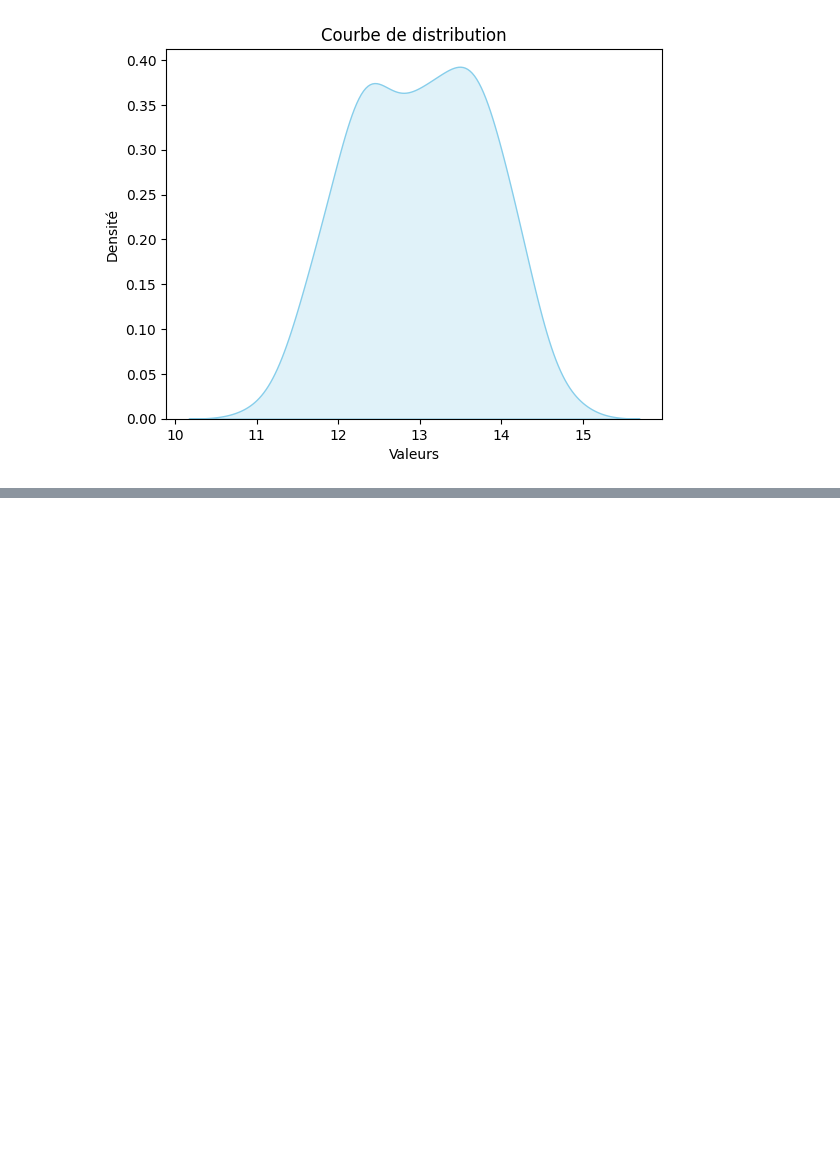
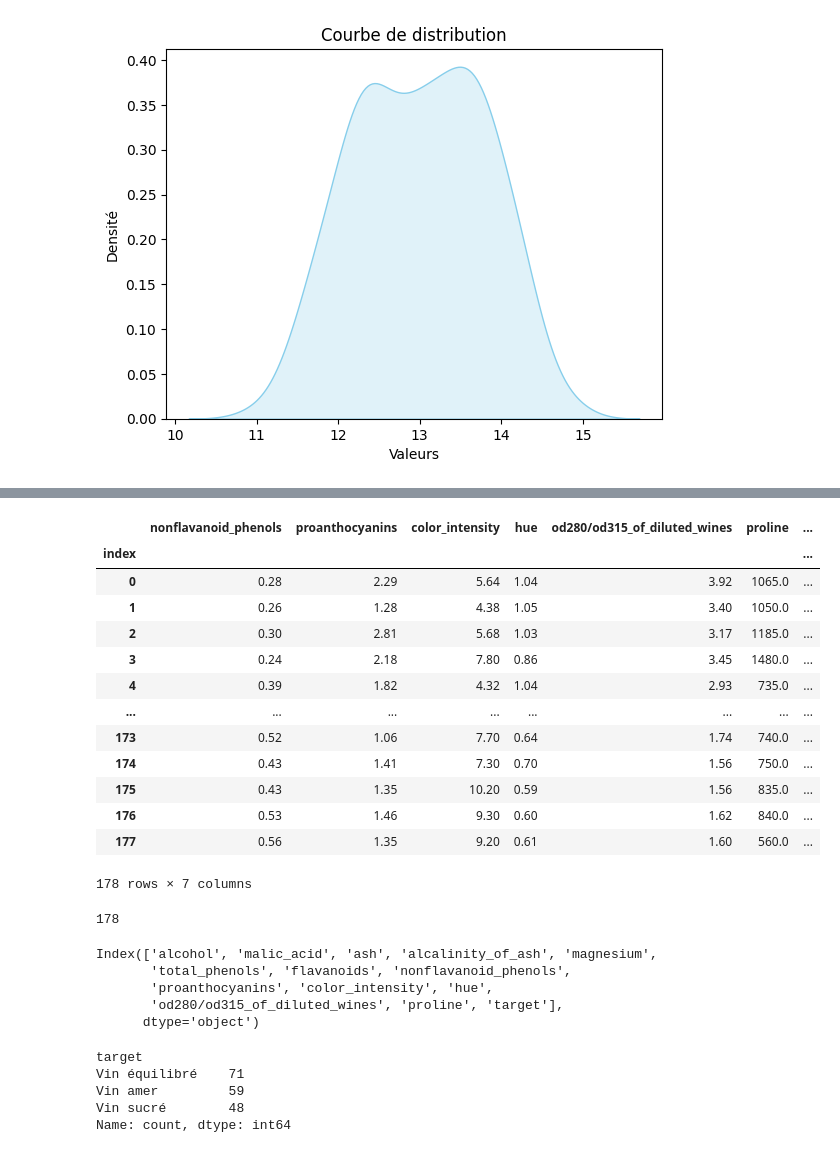
Before and after one commit to VincentLo44/Digi_projet_ML_IA, a Jupyter notebook: app_adam.ipynb, the cells around one changed output, grey strips where cells are left out. Saved outputs shown, nothing was run; the diff lists cells and outputs as text; code cells hidden in the pictures; blank space fills up the shorter version.

```diff
--- a/app_adam.ipynb
+++ b/app_adam.ipynb
@@ -37,0 +224,38 @@ plt.show()
+# %%
+df.iloc[:, :df.shape[1]//2]
+df.iloc[:, df.shape[1]//2:]
+# %% [output]
+|  | nonflavanoid_phenols | proanthocyanins | color_intensity | hue | od280/od315_of_diluted_wines | proline | ... |
+| index |  |  |  |  |  |  | ... |
+| 0 | 0.28 | 2.29 | 5.64 | 1.04 | 3.92 | 1065.0 | ... |
+| 1 | 0.26 | 1.28 | 4.38 | 1.05 | 3.40 | 1050.0 | ... |
+| 2 | 0.30 | 2.81 | 5.68 | 1.03 | 3.17 | 1185.0 | ... |
+| 3 | 0.24 | 2.18 | 7.80 | 0.86 | 3.45 | 1480.0 | ... |
+| 4 | 0.39 | 1.82 | 4.32 | 1.04 | 2.93 | 735.0 | ... |
+| ... | ... | ... | ... | ... | ... | ... | ... |
+| 173 | 0.52 | 1.06 | 7.70 | 0.64 | 1.74 | 740.0 | ... |
+| 174 | 0.43 | 1.41 | 7.30 | 0.70 | 1.56 | 750.0 | ... |
+| 175 | 0.43 | 1.35 | 10.20 | 0.59 | 1.56 | 835.0 | ... |
+| 176 | 0.53 | 1.46 | 9.30 | 0.60 | 1.62 | 840.0 | ... |
+| 177 | 0.56 | 1.35 | 9.20 | 0.61 | 1.60 | 560.0 | ... |
+178 rows × 7 columns
+# %%
+len(df)
+# %% [output]
+178
+# %%
+df.columns
+# %% [output]
+Index(['alcohol', 'malic_acid', 'ash', 'alcalinity_of_ash', 'magnesium',
+       'total_phenols', 'flavanoids', 'nonflavanoid_phenols',
+       'proanthocyanins', 'color_intensity', 'hue',
+       'od280/od315_of_diluted_wines', 'proline', 'target'],
+      dtype='object')
+# %%
+df["target"].value_counts()
+# %% [output]
+target
+Vin équilibré    71
+Vin amer         59
+Vin sucré        48
+Name: count, dtype: int64
```
Also changed, not shown: parts of 32 cells of this notebook, 1 other file.
